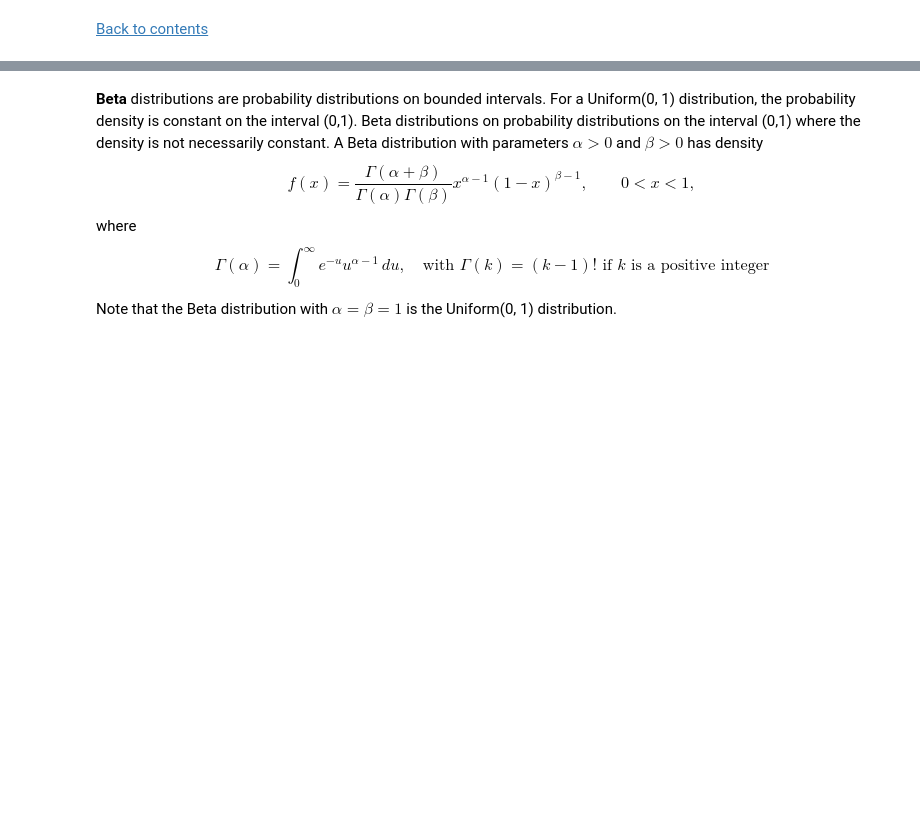
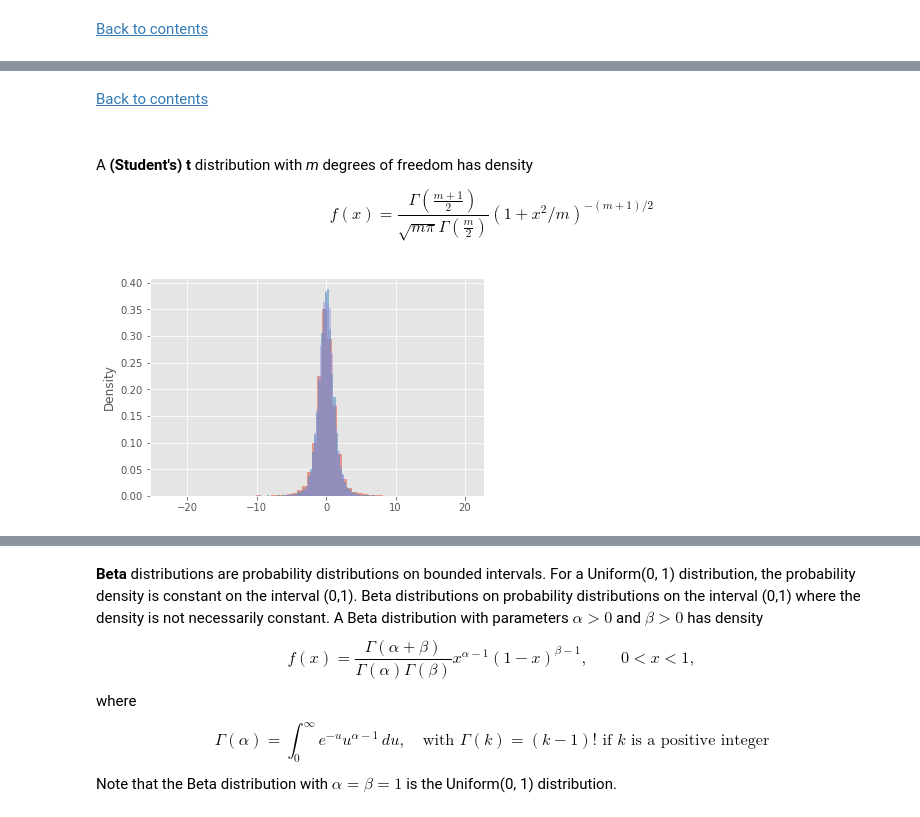
Before and after one commit to dlsun/symbulate, a Jupyter notebook: docs/common.ipynb, the cells around one changed output, grey strips where cells are left out. Saved outputs shown, nothing was run; the diff lists cells and outputs as text; code cells hidden in the pictures; blank space fills up the shorter version.

```diff
--- a/docs/common.ipynb
+++ b/docs/common.ipynb
@@ -302,0 +316,15 @@ x.mean()
+# %% [markdown]
+[Back to contents](#contents)
+# %% [markdown]
+<a id='t'></a>
+# %% [markdown]
+A **(Student's) t** distribution with *m* degrees of freedom has density
+
+$$
+f(x) = \frac{\Gamma \left(\frac{m+1}{2}\right)}{\sqrt{m\pi}\Gamma\left(\frac{m}{2}\right)} \left(1+x^{2}/m\right)^{-\left(m+1\right)/2}
+$$
+# %%
+for m in [3, 5, 7]:
+    RV(StudentT(df = m)).sim(10000).plot(bins = 60)
+# %% [output]
+[figure, added]
```
Also changed, not shown: parts of 60 cells of this notebook.
